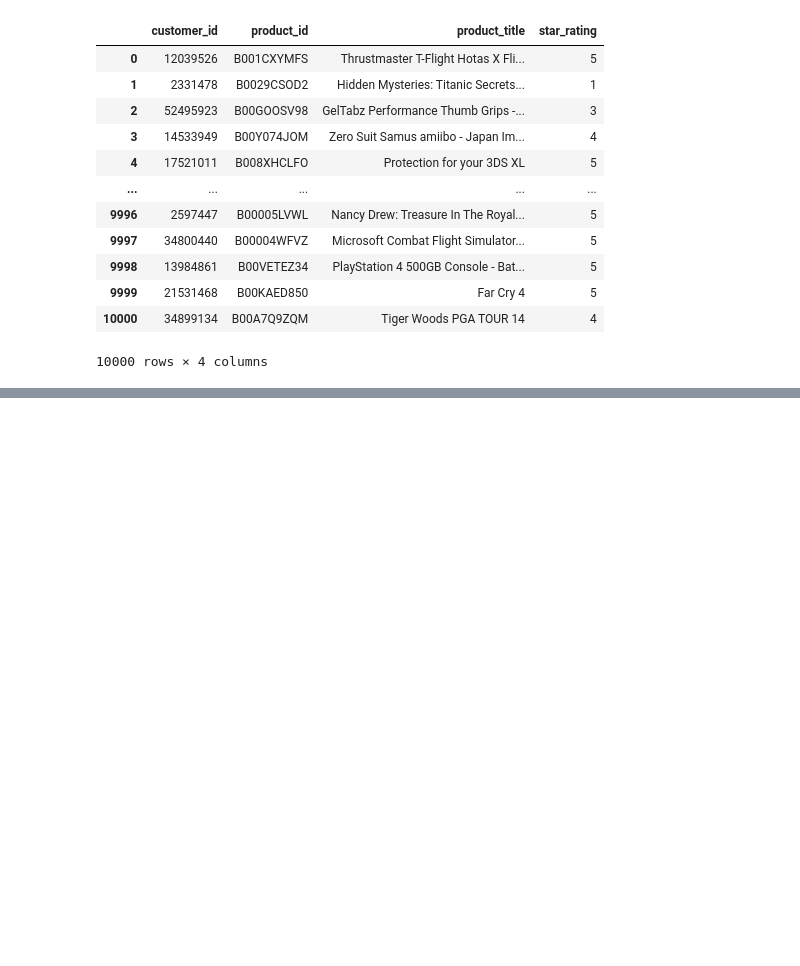
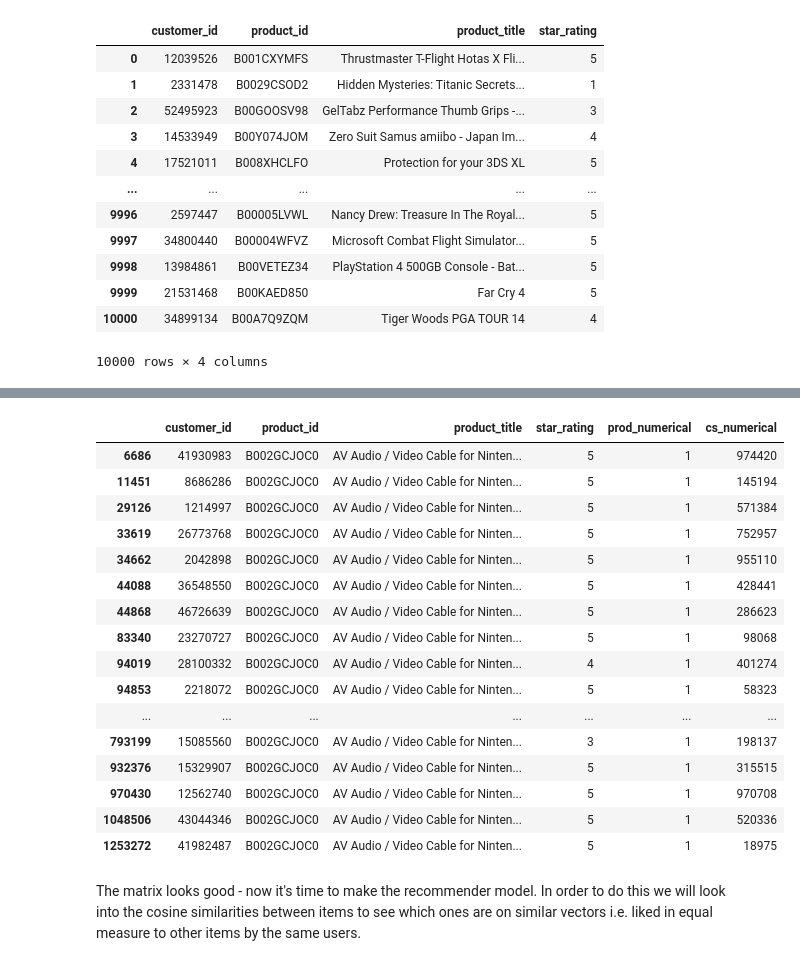
Before and after one commit to griffinwt/nextale, a Jupyter notebook: video_games_EDA.ipynb, the cells around one changed output, grey strips where cells are left out. Cells and saved outputs as stored; diff of their text form; code cells hidden in the pictures; blank space fills up the shorter version.

Commit message:
recommender

```diff
--- a/video_games_EDA.ipynb
+++ b/video_games_EDA.ipynb
@@ -236,0 +223,5 @@ ValueError: Index contains duplicate entries, cannot reshape
+# %%
+unique_prods = list(set(df2['product_title']))
+prod_index = {p:i for i,p in enumerate(unique_prods)}
+# %%
+df2['prod_numerical'] = df2['product_title'].apply(lambda x: prod_index[x])
@@ -236,0 +239,6 @@ ValueError: Index contains duplicate entries, cannot reshape
+# %%
+df2['star_rating'] = df2['star_rating'].astype(np.int8) #convert to take less memory
+# %%
+unique_cs = list(set(df2['customer_id']))
+cs_index = {p:i for i,p in enumerate(unique_cs)}
+df2['cs_numerical'] = df2['customer_id'].apply(lambda x: cs_index[x])
@@ -236,0 +282,22 @@ ValueError: Index contains duplicate entries, cannot reshape
+# %%
+df2[df2['prod_numerical']==1] #test - cs numbers above should match cs_numerical column below
+# %% [output]
+|  | customer_id | product_id | product_title | star_rating | prod_numerical | cs_numerical |
+| 6686 | 41930983 | B002GCJOC0 | AV Audio / Video Cable for Ninten... | 5 | 1 | 974420 |
+| 11451 | 8686286 | B002GCJOC0 | AV Audio / Video Cable for Ninten... | 5 | 1 | 145194 |
+| 29126 | 1214997 | B002GCJOC0 | AV Audio / Video Cable for Ninten... | 5 | 1 | 571384 |
+| 33619 | 26773768 | B002GCJOC0 | AV Audio / Video Cable for Ninten... | 5 | 1 | 752957 |
+| 34662 | 2042898 | B002GCJOC0 | AV Audio / Video Cable for Ninten... | 5 | 1 | 955110 |
+| 44088 | 36548550 | B002GCJOC0 | AV Audio / Video Cable for Ninten... | 5 | 1 | 428441 |
+| 44868 | 46726639 | B002GCJOC0 | AV Audio / Video Cable for Ninten... | 5 | 1 | 286623 |
+| 83340 | 23270727 | B002GCJOC0 | AV Audio / Video Cable for Ninten... | 5 | 1 | 98068 |
+| 94019 | 28100332 | B002GCJOC0 | AV Audio / Video Cable for Ninten... | 4 | 1 | 401274 |
+| 94853 | 2218072 | B002GCJOC0 | AV Audio / Video Cable for Ninten... | 5 | 1 | 58323 |
+| ... | ... | ... | ... | ... | ... | ... |
+| 793199 | 15085560 | B002GCJOC0 | AV Audio / Video Cable for Ninten... | 3 | 1 | 198137 |
+| 932376 | 15329907 | B002GCJOC0 | AV Audio / Video Cable for Ninten... | 5 | 1 | 315515 |
+| 970430 | 12562740 | B002GCJOC0 | AV Audio / Video Cable for Ninten... | 5 | 1 | 970708 |
+| 1048506 | 43044346 | B002GCJOC0 | AV Audio / Video Cable for Ninten... | 5 | 1 | 520336 |
+| 1253272 | 41982487 | B002GCJOC0 | AV Audio / Video Cable for Ninten... | 5 | 1 | 18975 |
+# %% [markdown]
+The matrix looks good - now it's time to make the recommender model. In order to do this we will look into the cosine similarities between items to see which ones are on similar vectors i.e. liked in equal measure to other items by the same users.
```
Also changed, not shown: parts of 27 cells of this notebook.
